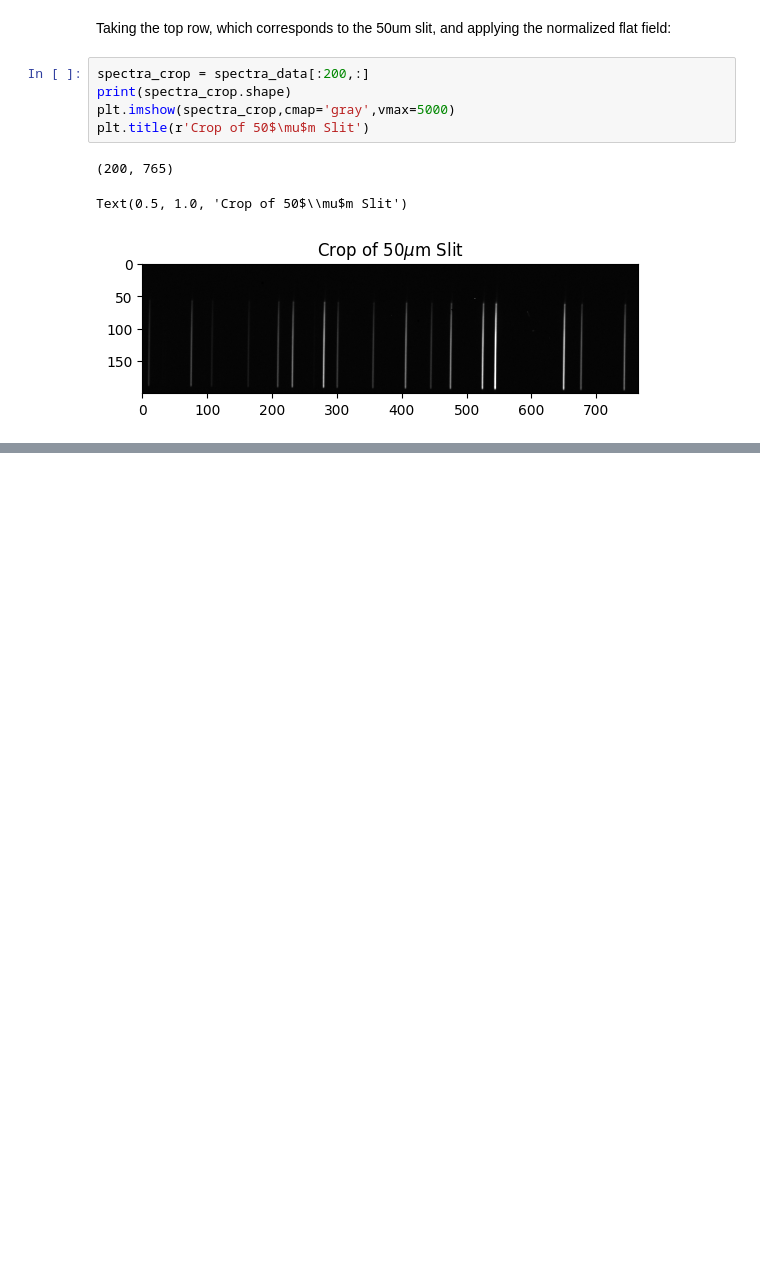
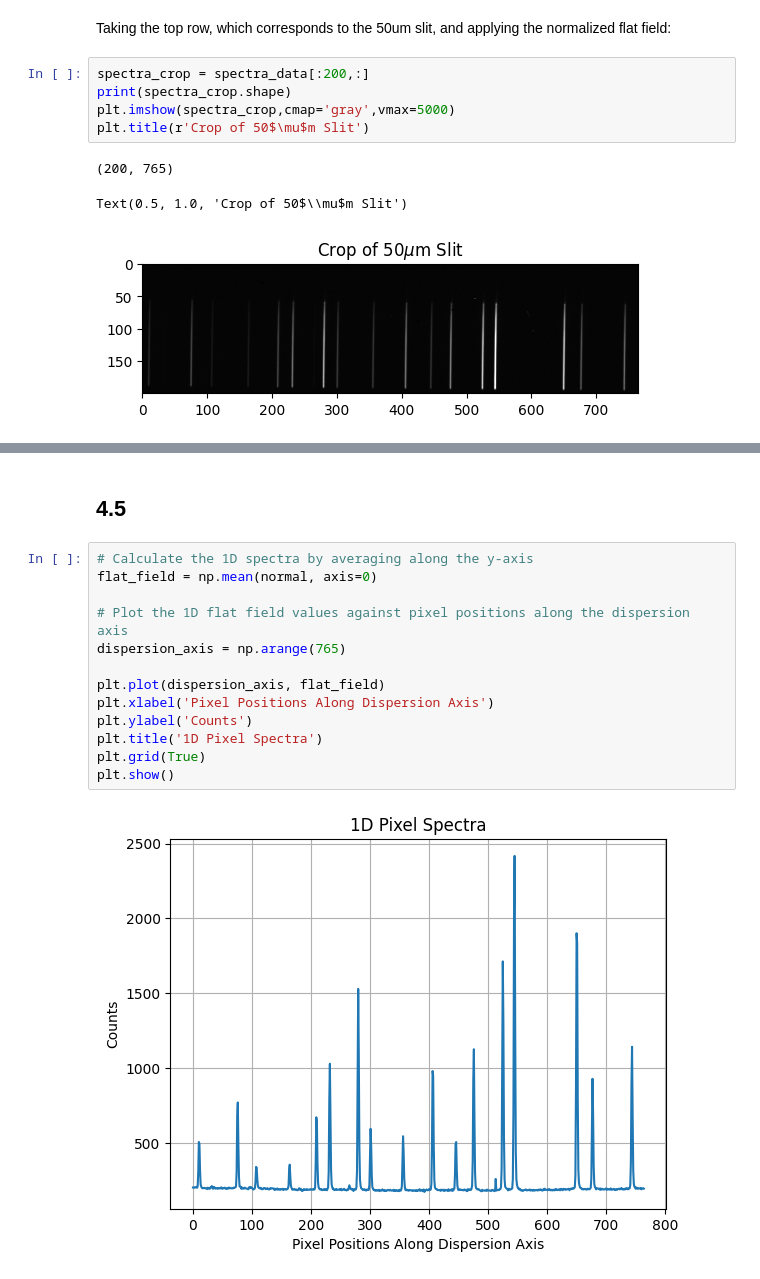
Before and after one commit to Efrain1013/AST_443, a Jupyter notebook: ryan_stuff/section_4_4.ipynb, the cells around one changed output, grey strips where cells are left out. Saved outputs shown, nothing was run; the diff lists cells and outputs as text; blank space fills up the shorter version.

```diff
--- a/ryan_stuff/section_4_4.ipynb
+++ b/ryan_stuff/section_4_4.ipynb
@@ -178,0 +180,17 @@ Text(0.5, 1.0, 'Normalized Flat Field Applied to 50$\\mu$m Slit')
+# %% [markdown]
+## 4.5
+# %%
+# Calculate the 1D spectra by averaging along the y-axis
+flat_field = np.mean(normal, axis=0)
+
+# Plot the 1D flat field values against pixel positions along the dispersion axis
+dispersion_axis = np.arange(765)
+
+plt.plot(dispersion_axis, flat_field)
+plt.xlabel('Pixel Positions Along Dispersion Axis')
+plt.ylabel('Counts')
+plt.title('1D Pixel Spectra')
+plt.grid(True)
+plt.show()
+# %% [output]
+[figure, added]
```
Also changed, not shown: parts of 5 cells of this notebook.
